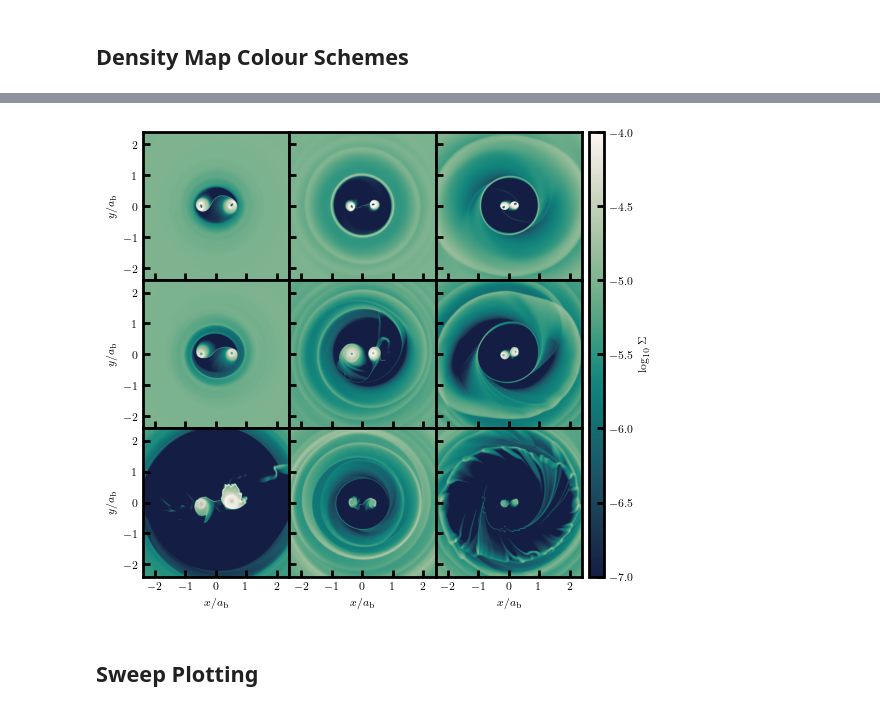
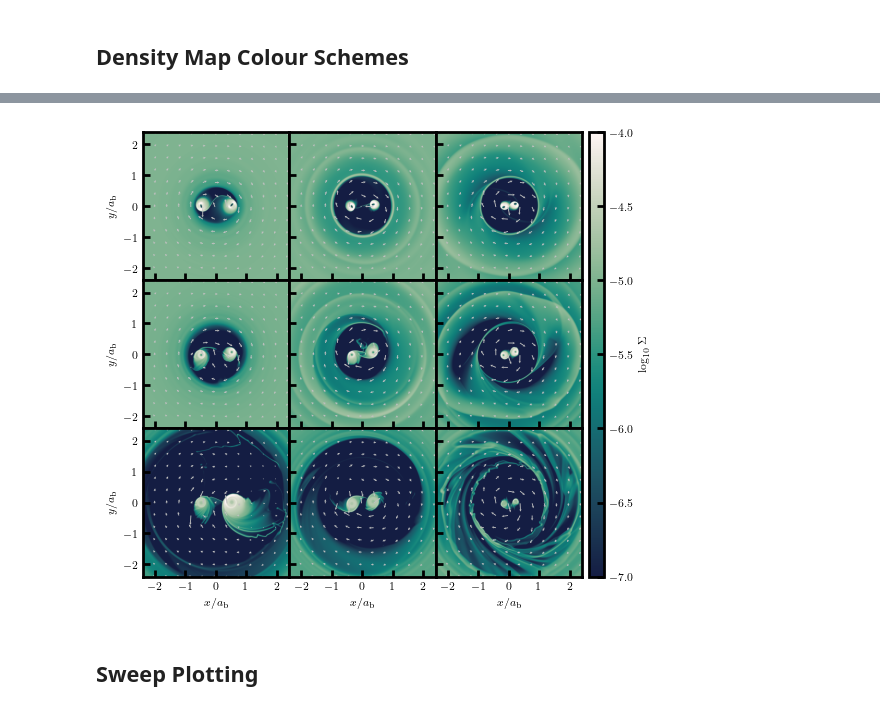
Before and after one commit to davidoneill00/sailfish, a Jupyter notebook: FancyPlotting.ipynb, the cells around one changed output, grey strips where cells are left out. Drawn from its saved outputs; the diff is of its cells as text; code cells hidden in the pictures.

```diff
--- a/FancyPlotting.ipynb
+++ b/FancyPlotting.ipynb
@@ -129,16 +130,15 @@ A values         | 1.549e+07 | 4.840e+05 | 1.513e+04 | 4.727e+02 | 1.477e+01 |
 # %%
 data        = {}
 dir         = '/mnt/beegfs/haimagrp/david_oneill/sailfish/Retrograde/'
-Checkpoints = ['Fixed_e/e00Mach10/chkpt.0240.pk', 'Fixed_e/e03Mach10/chkpt.0240.pk', 'Fixed_e/e06Mach10/chkpt.0240.pk',
-               'Fixed_e/e00Mach20/chkpt.0350.pk', 'Fixed_e/e03Mach20/chkpt.0200.pk', 'Fixed_e/e06Mach20/chkpt.0175.pk',
-               'Fixed_e/e00Mach40/chkpt.0499.pk', 'Fixed_e/e03Mach40/chkpt.0200.pk', 'Fixed_e/e06Mach40/chkpt.0200.pk']
+Checkpoints = ['Fixed_e/e00Mach10/chkpt.0240.pk'      , 'Fixed_e/e03Mach10/chkpt.0240.pk', 'Fixed_e/e06Mach10/chkpt.0240.pk',
+               'Sweeps/Mach20/FixedHLLE/chkpt.0200.pk', 'Fixed_e/e03Mach20/chkpt.0160.pk', 'Fixed_e/e06Mach20/chkpt.0175.pk',
+               'Fixed_e/e00Mach40/chkpt.0700.pk'      , 'Fixed_e/e03Mach40/chkpt.0400.pk', 'Fixed_e/e06Mach40/chkpt.0500.pk']
 Names       = ['M10_e00'                , 'M10_e03'                , 'M10_e06',
                'M20_e00'                , 'M20_e03'                , 'M20_e06',
                'M40_e00'                , 'M40_e03'                , 'M40_e06']
 
-# Mach 10s are all accreting very close to Mdot_0
-# Mach 20 e00 is close to Mdot_0 and should be left
-# rerun Mach 20: e03, e06 at lower resolution?
+# Update Mach 20 e06 (ASTRO)
+# Rerun Mach 20 e00 (ASTRO)
 
 for index in range(0, len(Checkpoints)):
     data[Names[index]] = load_checkpoint(dir + Checkpoints[index])
@@ -343,6 +343,29 @@ fig, axes = plt.subplots(3, 3, figsize=(text_width, text_width), dpi=100,
                          height_ratios=[0.33, 0.33, 0.33],
                          gridspec_kw={'hspace': 0.0, 'wspace': 0.0})
 axes_flat = axes.flatten()
+
+
+def VMap(ax, mesh, Radius, Vx, Vy, Number_of_Vectors=10):
+    x = np.array([mesh.cell_coordinates(i, 0)[0] for i in range(mesh.shape[0])])
+    y = np.array([mesh.cell_coordinates(0, j)[1] for j in range(mesh.shape[1])])
+
+    try:
+        rescaled_x = [ix for ix in x if np.abs(ix) < Radius]
+        xmin, xmax = np.where(x == np.min(rescaled_x))[0][0], np.where(x == np.max(rescaled_x))[0][0]
+    except:
+        rescaled_x = x
+        xmin, xmax = 0,len(x)-1
+
+    Sampling = (xmax-xmin)//Number_of_Vectors
+
+    if len(rescaled_x)//Number_of_Vectors == 0:
+        Sampling = 1
+
+    X, Y       = np.meshgrid(x[xmin:xmax:Sampling], y[xmin:xmax:Sampling])
+
+    Vx_sampled = Vx[xmin:xmax:Sampling, xmin:xmax:Sampling]
+    Vy_sampled = Vy[xmin:xmax:Sampling, xmin:xmax:Sampling]
+    ax.quiver(X, Y, Vx_sampled, Vy_sampled, width=0.006, angles='xy', scale_units='xy', scale=8, color = 'silver', headlength=3, headaxislength=2.,)
 
 
 for index in range(9):
@@ -352,6 +375,8 @@ for index in range(9):
     mesh   = chkpt["mesh"]
     SS73   = chkpt["SS73"]
     Sigma  = chkpt["solution"][:, :, 0].T * SS73.Mdrop**(3./5.)
+    Vx     = chkpt["solution"][:, :, 1].T
+    Vy     = chkpt["solution"][:, :, 2].T
 
     extent = mesh.x0, mesh.x1, mesh.y0, mesh.y1
     cm     = ax.imshow(
@@ -367,36 +392,36 @@ for index in range(9):
     ax.tick_params(axis='x')
     ax.tick_params(axis='y')
     ax.set_aspect('auto')
+    VMap(ax=ax, mesh=mesh, Radius=2.4, Vx=Vx, Vy=Vy, Number_of_Vectors=12)
 
 cax = inset_axes(axes[1, 2],  # anchor to middle-right panel
                  width="10%",
                  height="300%",  # spans 3 panels
                  loc="center right",
                  bbox_to_anchor=(0.15, 0, 1, 1),
                  bbox_transform=axes[1, 2].transAxes,
                  borderpad=0)
 
 for ax in axes_flat:
     ax.xaxis.set_major_locator(MultipleLocator(1))
     ax.yaxis.set_major_locator(MultipleLocator(1))
 
 cbar = fig.colorbar(cm, cax=cax)
 cbar.set_label(r'$\log_{10} \Sigma$')
 col_labels = [r'$x / a_\mathrm{b}$', r'$x / a_\mathrm{b}$', r'$x / a_\mathrm{b}$']
 row_labels = [r'$y / a_\mathrm{b}$', r'$y / a_\mathrm{b}$', r'$y / a_\mathrm{b}$']
 
 for col in range(3):
     axes[2, col].set_xlabel(col_labels[col])
 
 for row in range(3):
     axes[row, 0].set_ylabel(row_labels[row])
 
 
 plt.tight_layout()
-#plt.show()
 plt.savefig('DensityMaps.png', dpi = 400, bbox_inches='tight')
 # %% [output]
-[figure, old version]
+[figure, new version]
 # %% [markdown]
 ## Sweep Plotting
 # %%
```
Also changed, not shown: parts of 11 cells of this notebook.
